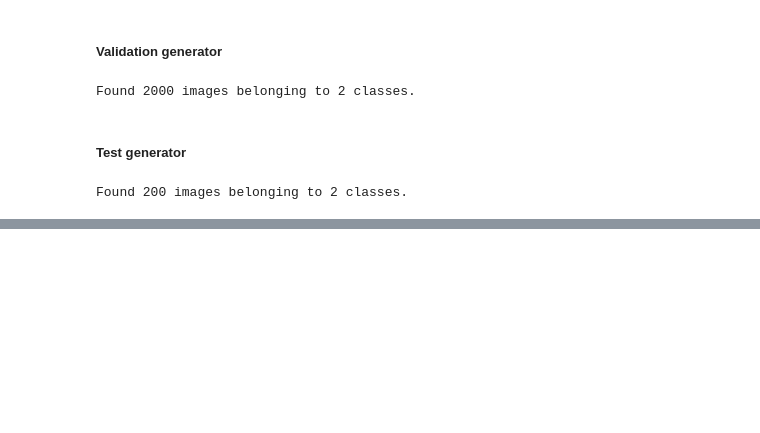
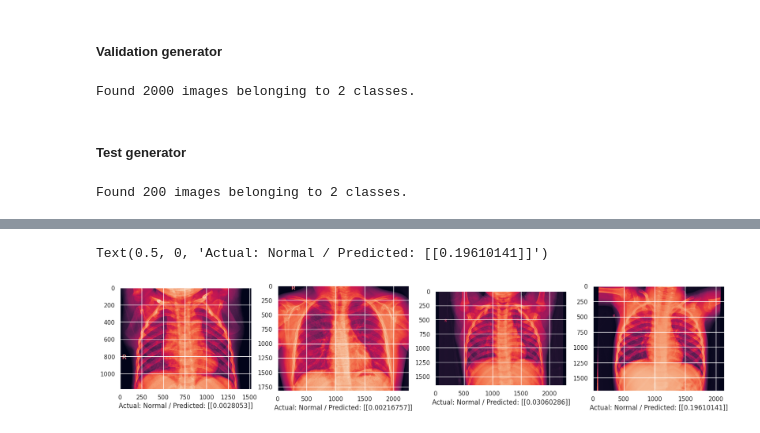
Before and after one commit to harsh-save/chestXray, a Jupyter notebook: 2_Model_building.ipynb, the cells around one changed output, grey strips where cells are left out. Drawn from its saved outputs; the diff is of its cells as text; code cells hidden in the pictures; blank space fills up the shorter version.

```diff
--- a/2_Model_building.ipynb
+++ b/2_Model_building.ipynb
@@ -145,0 +327,14 @@ Found 200 images belonging to 2 classes.
+# %%
+classes = ['NORMAL', 'PNEUMONIA']
+
+pred_path = os.path.join(dataset, 'pred')
+fnames_n = ['NORMAL_{}.jpeg'.format(i) for i in range(1,5)]
+res_n = []
+for fname in fnames_n:
+    file_path = os.path.join(pred_path+'/NORMAL',fname)
+    img = load_img(file_path, target_size=(200,200,3))
+    img_arr = img_to_array(img)
+    img_final = preprocess_input(img_arr)
+    img_final = np.expand_dims(img_final, axis=0)
+    res_n.append(model.predict(img_final))
+res_n
@@ -145,0 +350,15 @@ Found 200 images belonging to 2 classes.
+# %%
+fig, ax = plt.subplots(1,4, figsize=(20,20))
+
+ax[0].imshow(plt.imread(pred_path+'/NORMAL/'+fnames_n[0]))
+ax[1].imshow(plt.imread(pred_path+'/NORMAL/'+fnames_n[1]))
+ax[2].imshow(plt.imread(pred_path+'/NORMAL/'+fnames_n[2]))
+ax[3].imshow(plt.imread(pred_path+'/NORMAL/'+fnames_n[3]))
+
+ax[0].set_xlabel('Actual: Normal / Predicted: {}'.format(res_n[0]))
+ax[1].set_xlabel('Actual: Normal / Predicted: {}'.format(res_n[2]))
+ax[2].set_xlabel('Actual: Normal / Predicted: {}'.format(res_n[3]))
+ax[3].set_xlabel('Actual: Normal / Predicted: {}'.format(res_n[4]))
+# %% [output]
+Text(0.5, 0, 'Actual: Normal / Predicted: [[0.19610141]]')
+[figure, added]
```
Also changed, not shown: parts of 32 cells of this notebook, 1 other file.
